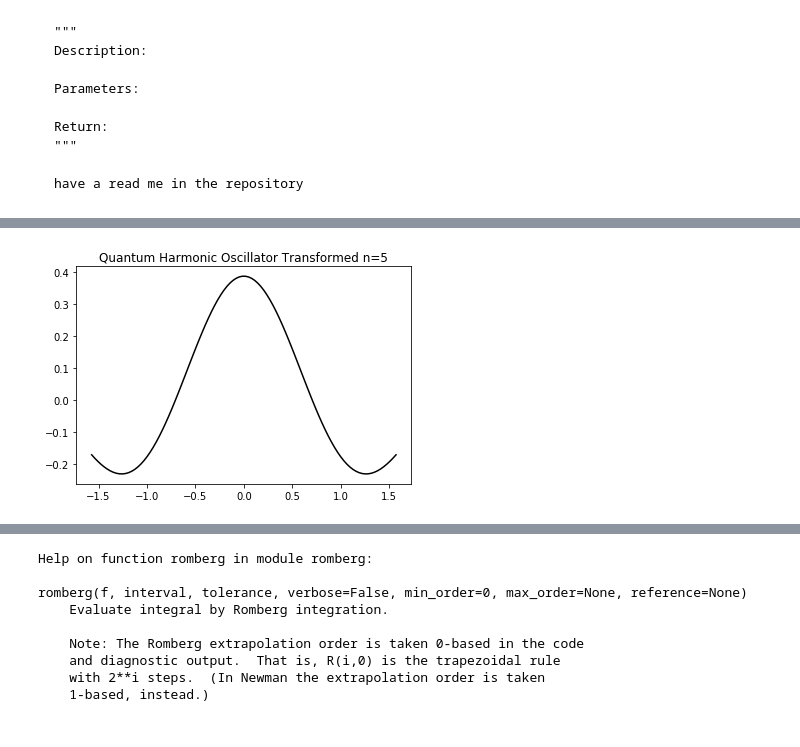
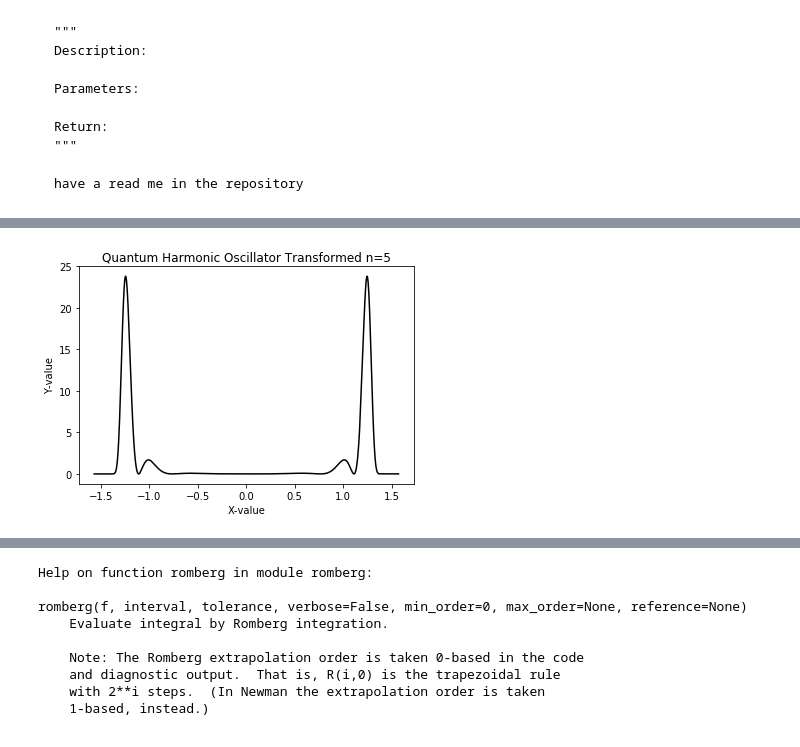
Before and after one commit to DannieWright/Project-1, a Jupyter notebook: Quantum Uncertainty in the Harmonic Oscillator.ipynb, the cells around one changed output, grey strips where cells are left out. Drawn from its saved outputs; the diff is of its cells as text; code cells hidden in the pictures.

```diff
--- a/Quantum Uncertainty in the Harmonic Oscillator.ipynb
+++ b/Quantum Uncertainty in the Harmonic Oscillator.ipynb
@@ -27,19 +27,13 @@ def hermitePolynomial (nValue, xValue):
     Return: The value of the nth Hermite polynomial at the given x-value
     """
 
-    hermiteCur = 2 * xValue
-    hermitePrev = 1
+    hermiteCur = 0
+    hermiteNext = 1
 
-    if 0 == nValue:
-        hermiteCur = hermitePrev
+    for i in range (nValue):
+        hermiteCur, hermiteNext = hermiteNext, 2 * xValue * hermiteNext -  2 * i * hermiteCur
 
-    elif 1 < nValue:
-        for i in range (2, nValue):
-            hermiteNext = 2 * xValue * hermiteCur - 2 * i * hermitePrev
-            hermitePrev = hermiteCur
-            hermiteCur = hermiteNext
-
-    return hermiteCur
+    return hermiteNext
 # %%
 def quantumWaveFunc (nValue, xValue):
     """
@@ -108,9 +102,6 @@ py.show ()
 # %%
-def infIntTransformation (nValue, xValue):
-    return quantumWaveFunc (nValue, math.tan (xValue))
-
 def rootMeanFunc (nValue, xValue):
-    return (math.tan (xValue))**2 * (abs (infIntTransformation (nValue, xValue)))**2 / (math.cos (xValue))**2
+    return xValue**2 * (abs (quantumWaveFunc (nValue, xValue)))**2
 # %%
 
 numSamplePoints = 100
@@ -155,25 +128,29 @@ print (math.sqrt (integral))
 # %%
 xLabel = "X-value"
 yLabel = "Y-value"
 title = "Quantum Harmonic Oscillator Transformed n=5"
 
-numberOfDataPoints = 100
+numberOfDataPoints = 10000
 nValue = 5
 x1 = -math.pi / 2
 x2 =  math.pi / 2
 
-xValues = np.linspace (x1, x2, numberOfDataPoints, endpoint = True)
-yValues = np.empty ([numberOfDataPoints])
+x, w = gaussxw.gaussxw (numberOfDataPoints)
 
-for j in range (len (xValues)):
-    yValues[j] = quantumWaveFunc (nValue, xValues[j])
+xp = 0.5 * (x2 - x1) * x + 0.5 * (x2 + x1)
+wp = 0.5 * (x2 - x1) * w
 
-py.plot (xValues, yValues, 'k-')
-#py.xlabel (xLabel)
-#py.ylabel (yLabel)
+yValues = []
+
+for xValue in xp:
+    yValues.append (rootMeanFunc (nValue, math.tan (xValue)) / (math.cos (xValue))**2)
+
+py.plot (xp, yValues, 'k-')
+py.xlabel (xLabel)
+py.ylabel (yLabel)
 py.title (title)
 
 py.legend ()
 py.show ()
 # %% [output]
-[figure, old version]
+[figure, new version]
```
Also changed, not shown: parts of 10 cells of this notebook.
